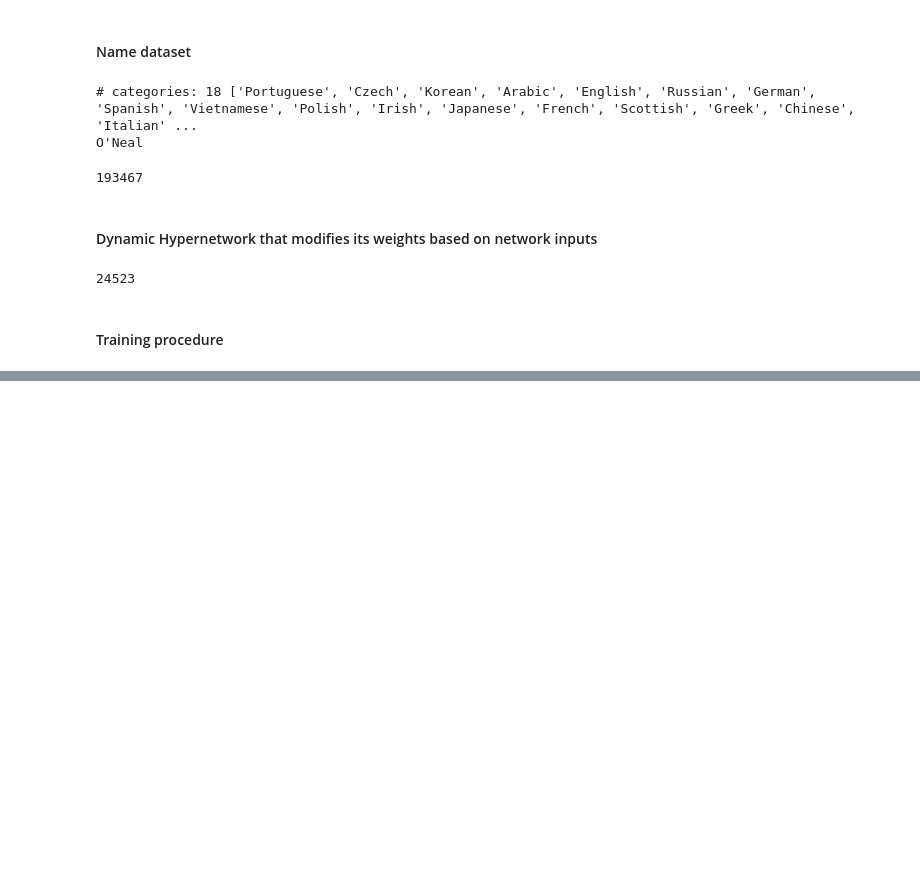
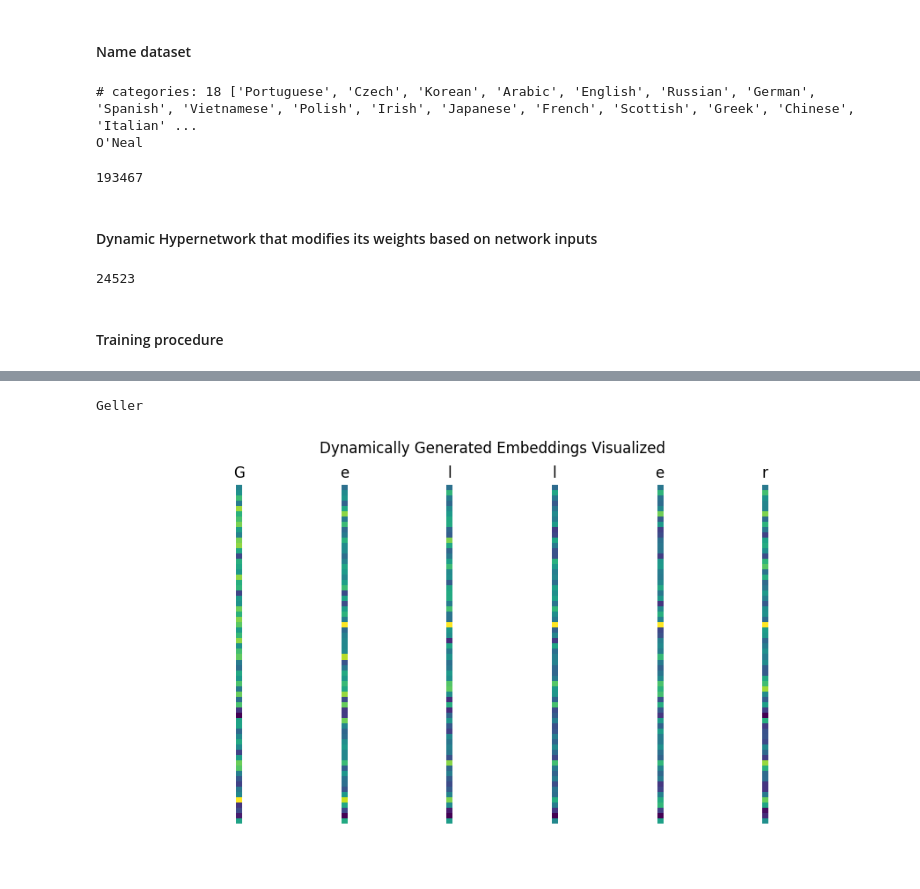
Before and after one commit to shyamsn97/hyper-nn, a Jupyter notebook: notebooks/dynamic_hypernetworks/TorchDynamicHyperRNN.ipynb, the cells around one changed output, grey strips where cells are left out. Saved outputs shown, nothing was run; the diff lists cells and outputs as text; code cells hidden in the pictures; blank space fills up the shorter version.

```diff
--- a/notebooks/dynamic_hypernetworks/TorchDynamicHyperRNN.ipynb
+++ b/notebooks/dynamic_hypernetworks/TorchDynamicHyperRNN.ipynb
@@ -345,0 +347,28 @@ Ieng
+# %%
+with torch.no_grad():  # no need to track history in sampling
+    category_tensor = categoryTensor("German")
+    input = inputTensor("G")
+    hidden = target_network.initHidden()
+    hyper_hidden = hypernetwork.embedding_module.init_hidden()
+
+    output_name = "G"
+
+    hidden_states = []
+    for i in range(max_length):
+        out, _, aux_output = hypernetwork(inp=(category_tensor, input[0], hidden), hidden_state=hyper_hidden, has_aux=True)
+        hyper_hidden = aux_output["hidden_state"]
+        hidden_states.append(hyper_hidden)
+        output, hidden = out
+        topv, topi = output.topk(1)
+        topi = topi[0][0]
+        if topi == n_letters - 1:
+            break
+        else:
+            letter = all_letters[topi]
+            output_name += letter
+        input = inputTensor(letter)
+    print(output_name)
+# %% [output]
+Geller
+# %%
+hidden_state_images = [((h - h.min()) / (h.max() - h.min())).detach().cpu().numpy() for h in hidden_states]
@@ -345,0 +389,18 @@ Ieng
+# %%
+import matplotlib.pyplot as plt
+%matplotlib ipympl
+f,axs=plt.subplots(1,len(hidden_state_images),figsize=(9,5)) #ROW,COLUMN
+f.suptitle("Dynamically Generated Embeddings Visualized")
+# f.tight_layout() # Or equivalently,  "plt.tight_layout()"
+
+for i in range(len(hidden_state_images)):
+    img = hidden_state_images[i].reshape(64,1,1)
+    letter = output_name[i]
+    ax = axs[i]
+    ax.grid(False)
+    ax.axis('off')
+    ax.title.set_text(letter)
+    ax.imshow(img)
+    f.subplots_adjust(wspace=None, hspace=None)
+# %% [output]
+[figure, added]
```
Also changed, not shown: parts of 5 cells of this notebook, 5 other files.
